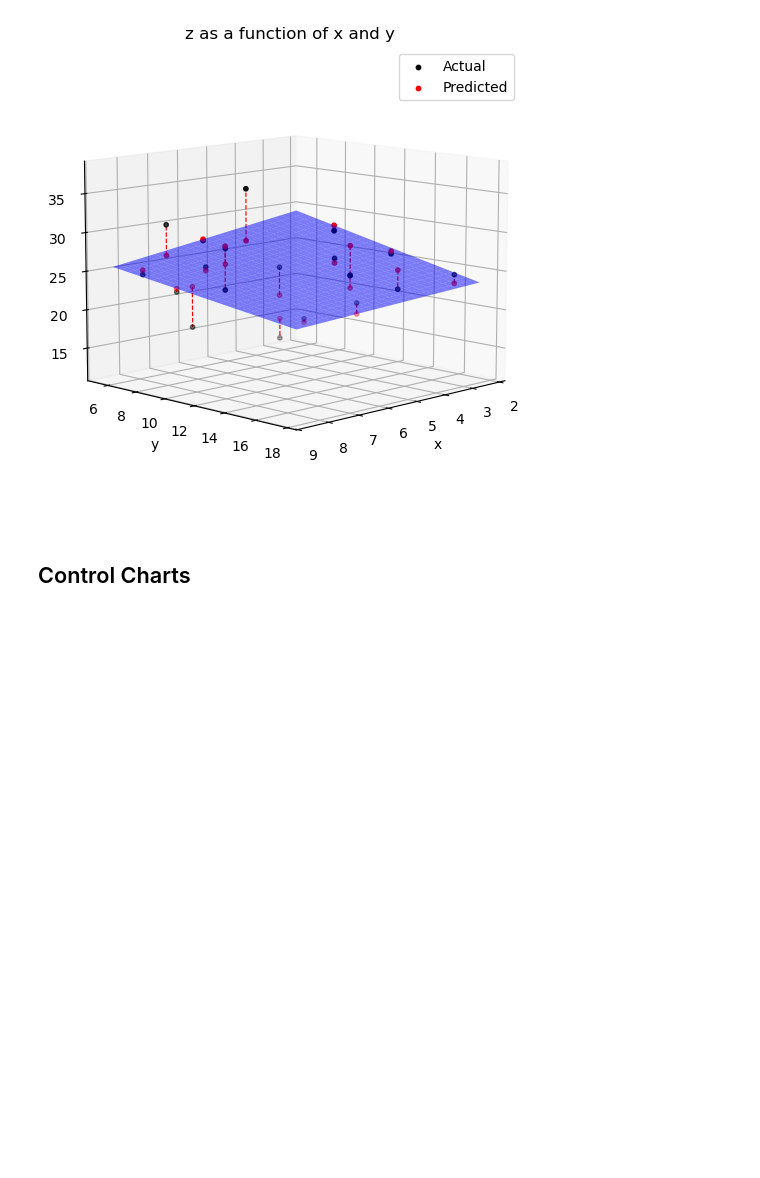
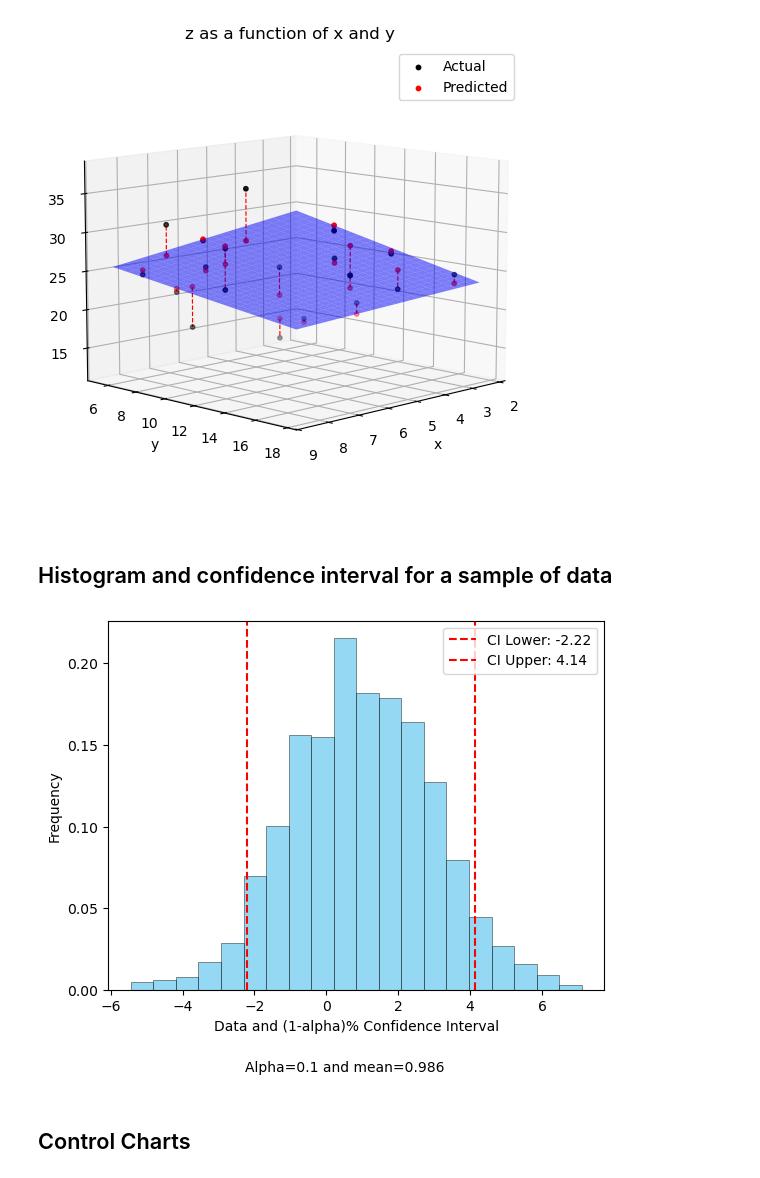
Before and after one commit to dnepple/tprstats-python, a Jupyter notebook: docs/plots.ipynb, the cells around one changed output. Saved outputs shown, nothing was run; the diff lists cells and outputs as text; code cells hidden in the pictures; blank space fills up the shorter version.

Commit message:
feat(hist_CI) add hist_CI and documentation

```diff
--- a/docs/plots.ipynb
+++ b/docs/plots.ipynb
@@ -18,6 +19,16 @@ In a Jupyter Notebook, you can interactively rotate 3D plots by including this J
 tprstats.plot_3D('x', 'y', 'z', plot_3d_example)
 # %% [output]
 [figure]
+# %% [markdown]
+## Histogram and confidence interval for a sample of data
+# %%
+np.random.seed(10)
+mu, sigma = 1, 2 # mean and standard deviation
+rng = np.random.default_rng() # random number generator
+data = rng.normal(loc=mu, scale=sigma, size=1000)
+tprstats.hist_CI(data)
+# %% [output]
+[figure, added]
 # %% [markdown]
 ## Control Charts
 # %%
```
Also changed, not shown: parts of 1 cell of this notebook, 3 other files.
